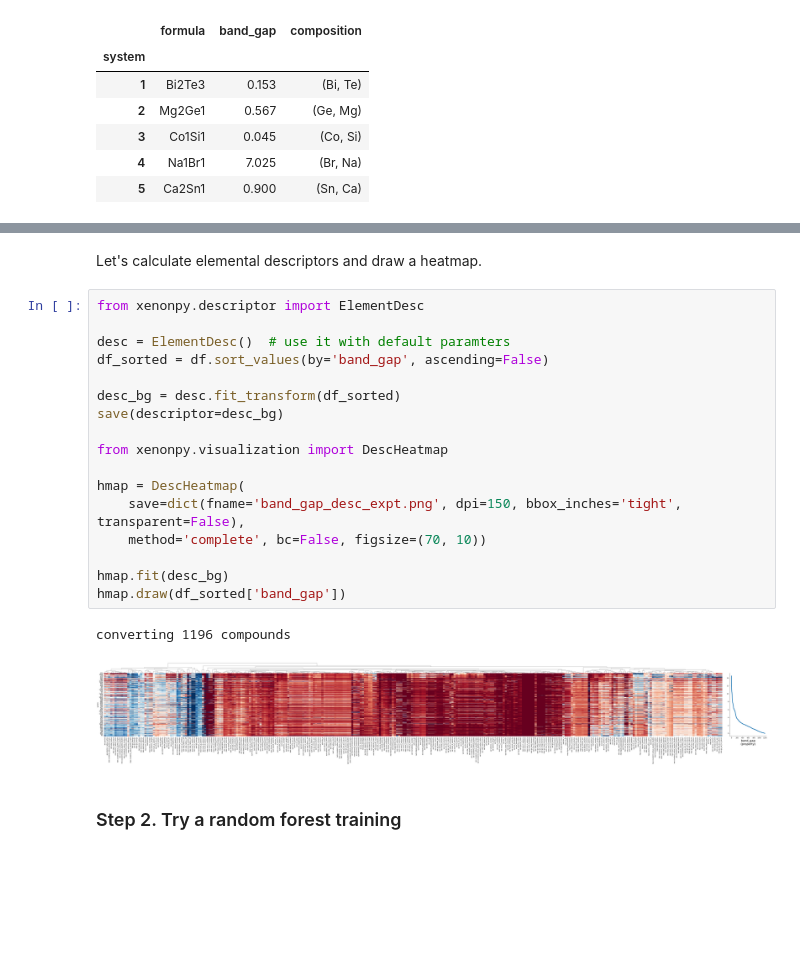
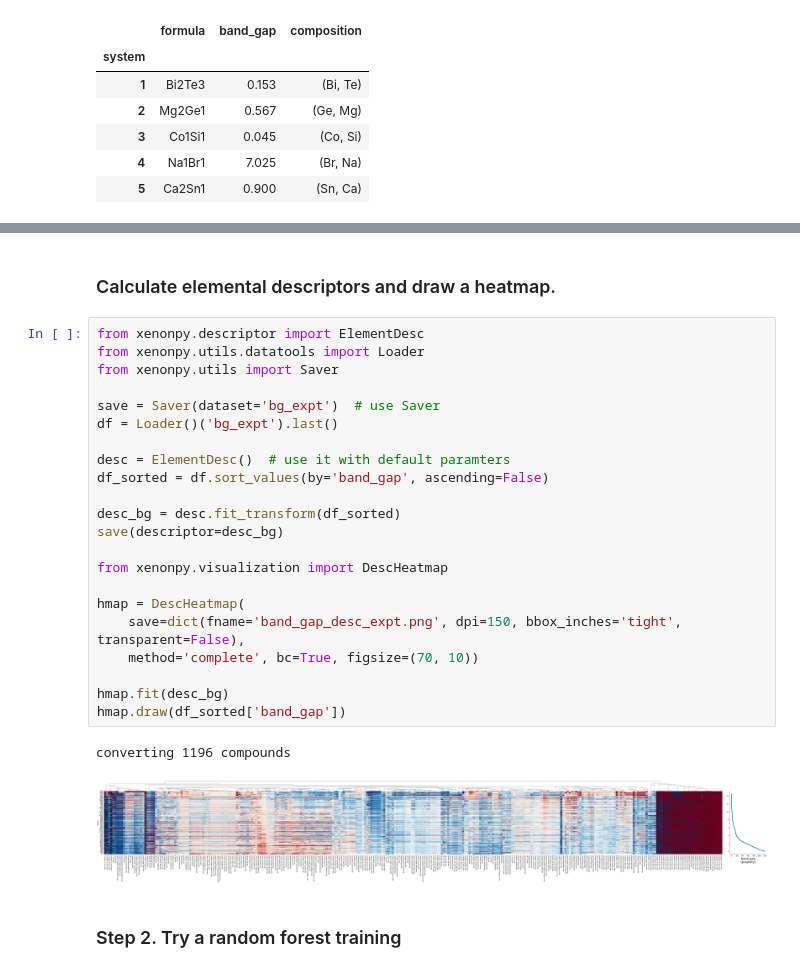
Before and after one commit to yoshida-lab/XenonPy, a Jupyter notebook: samples/experiment_band_gap_prediction.ipynb, the cells around one changed output, grey strips where cells are left out. Cells and saved outputs as stored; diff of their text form; blank space fills up the shorter version.

Commit message:
refactor Loader, etc

```diff
--- a/samples/experiment_band_gap_prediction.ipynb
+++ b/samples/experiment_band_gap_prediction.ipynb
@@ -71,25 +78,30 @@ save(df)  # save it
 # %% [markdown]
-Let's calculate elemental descriptors and draw a heatmap.
+### Calculate elemental descriptors and draw a heatmap.
 # %%
 from xenonpy.descriptor import ElementDesc
+from xenonpy.utils.datatools import Loader
+from xenonpy.utils import Saver
+
+save = Saver(dataset='bg_expt')  # use Saver
+df = Loader()('bg_expt').last()
 
 desc = ElementDesc()  # use it with default paramters
 df_sorted = df.sort_values(by='band_gap', ascending=False)
 
 desc_bg = desc.fit_transform(df_sorted)
 save(descriptor=desc_bg)
 
 from xenonpy.visualization import DescHeatmap
 
 hmap = DescHeatmap(
     save=dict(fname='band_gap_desc_expt.png', dpi=150, bbox_inches='tight', transparent=False),
-    method='complete', bc=False, figsize=(70, 10))
+    method='complete', bc=True, figsize=(70, 10))
 
 hmap.fit(desc_bg)
 hmap.draw(df_sorted['band_gap'])
 # %% [output]
 converting 1196 compounds
-[figure, old version]
+[figure, new version]
 # %% [markdown]
 ### Step 2. Try a random forest training
 # %%
```
Also changed, not shown: parts of 7 cells of this notebook, 32 other files.
